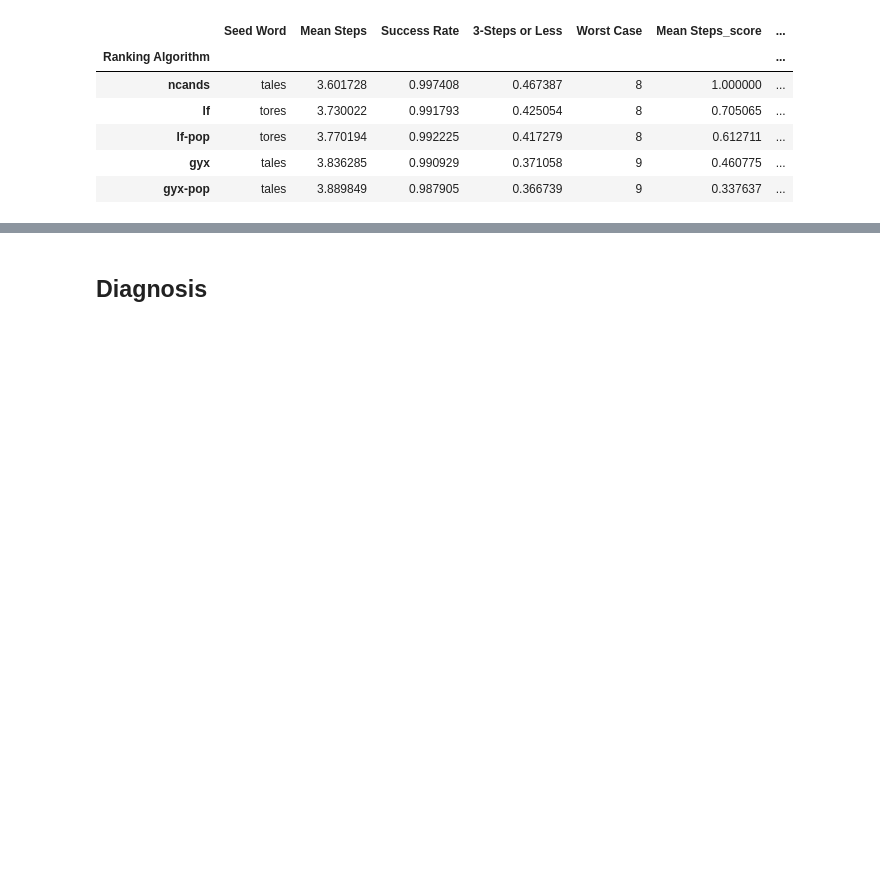
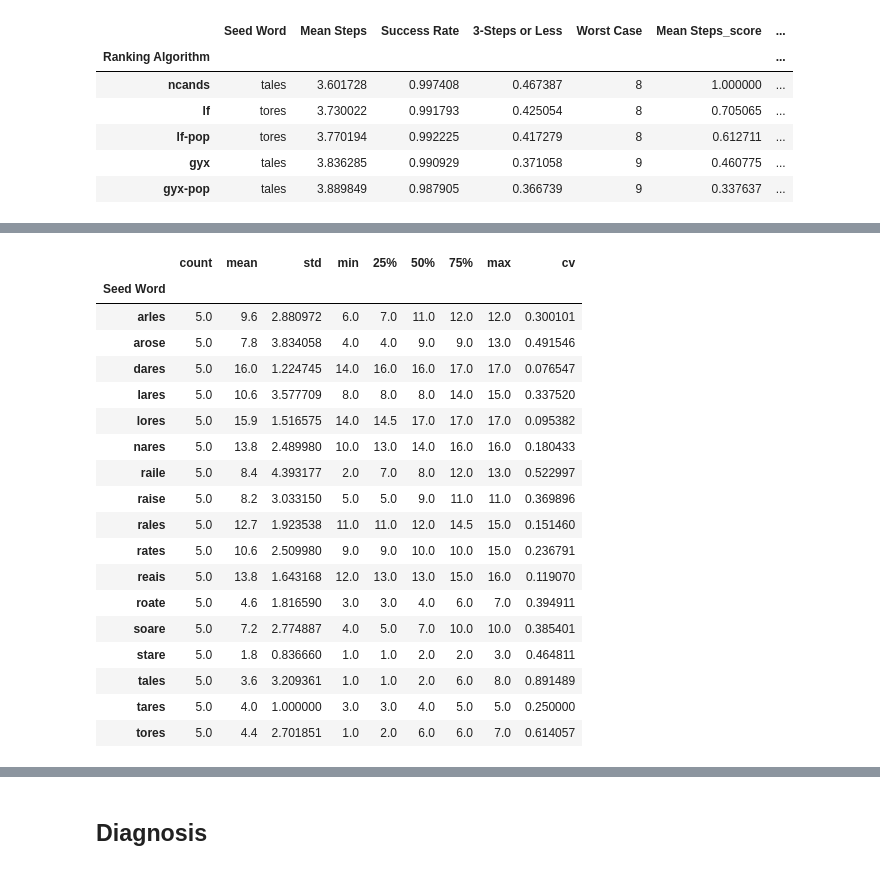
Before and after one commit to chrischow/wordle_solver, a Jupyter notebook: notebooks/analyse_results.ipynb, the cells around one changed output, grey strips where cells are left out. Saved outputs shown, nothing was run; the diff lists cells and outputs as text; code cells hidden in the pictures; blank space fills up the shorter version.

```diff
--- a/notebooks/analyse_results.ipynb
+++ b/notebooks/analyse_results.ipynb
@@ -209,0 +232,3 @@ By Average Score:
+# %%
+x1 = x.groupby('Seed Word').within_rank.describe()
+x1['cv'] = x1['std'] / x1['mean']
@@ -210,2 +237,24 @@ By Average Score:
+# %%
+x1
+# %% [output]
+|  | count | mean | std | min | 25% | 50% | 75% | max | cv |
+| Seed Word |  |  |  |  |  |  |  |  |  |
+| arles | 5.0 | 9.6 | 2.880972 | 6.0 | 7.0 | 11.0 | 12.0 | 12.0 | 0.300101 |
+| arose | 5.0 | 7.8 | 3.834058 | 4.0 | 4.0 | 9.0 | 9.0 | 13.0 | 0.491546 |
+| dares | 5.0 | 16.0 | 1.224745 | 14.0 | 16.0 | 16.0 | 17.0 | 17.0 | 0.076547 |
+| lares | 5.0 | 10.6 | 3.577709 | 8.0 | 8.0 | 8.0 | 14.0 | 15.0 | 0.337520 |
+| lores | 5.0 | 15.9 | 1.516575 | 14.0 | 14.5 | 17.0 | 17.0 | 17.0 | 0.095382 |
+| nares | 5.0 | 13.8 | 2.489980 | 10.0 | 13.0 | 14.0 | 16.0 | 16.0 | 0.180433 |
+| raile | 5.0 | 8.4 | 4.393177 | 2.0 | 7.0 | 8.0 | 12.0 | 13.0 | 0.522997 |
+| raise | 5.0 | 8.2 | 3.033150 | 5.0 | 5.0 | 9.0 | 11.0 | 11.0 | 0.369896 |
+| rales | 5.0 | 12.7 | 1.923538 | 11.0 | 11.0 | 12.0 | 14.5 | 15.0 | 0.151460 |
+| rates | 5.0 | 10.6 | 2.509980 | 9.0 | 9.0 | 10.0 | 10.0 | 15.0 | 0.236791 |
+| reais | 5.0 | 13.8 | 1.643168 | 12.0 | 13.0 | 13.0 | 15.0 | 16.0 | 0.119070 |
+| roate | 5.0 | 4.6 | 1.816590 | 3.0 | 3.0 | 4.0 | 6.0 | 7.0 | 0.394911 |
+| soare | 5.0 | 7.2 | 2.774887 | 4.0 | 5.0 | 7.0 | 10.0 | 10.0 | 0.385401 |
+| stare | 5.0 | 1.8 | 0.836660 | 1.0 | 1.0 | 2.0 | 2.0 | 3.0 | 0.464811 |
+| tales | 5.0 | 3.6 | 3.209361 | 1.0 | 1.0 | 2.0 | 6.0 | 8.0 | 0.891489 |
+| tares | 5.0 | 4.0 | 1.000000 | 3.0 | 3.0 | 4.0 | 5.0 | 5.0 | 0.250000 |
+| tores | 5.0 | 4.4 | 2.701851 | 1.0 | 2.0 | 6.0 | 6.0 | 7.0 | 0.614057 |
 # %%
 df_sorted = df.sort_values('Ranking Algorithm', key=lambda x: x.replace({
```
Also changed, not shown: parts of 5 cells of this notebook, 7 other files.
